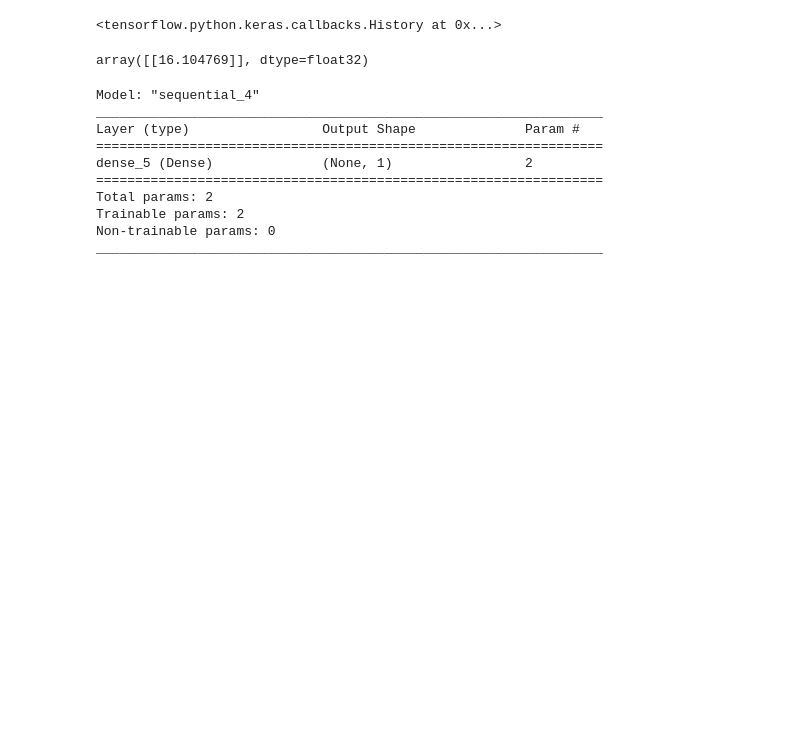
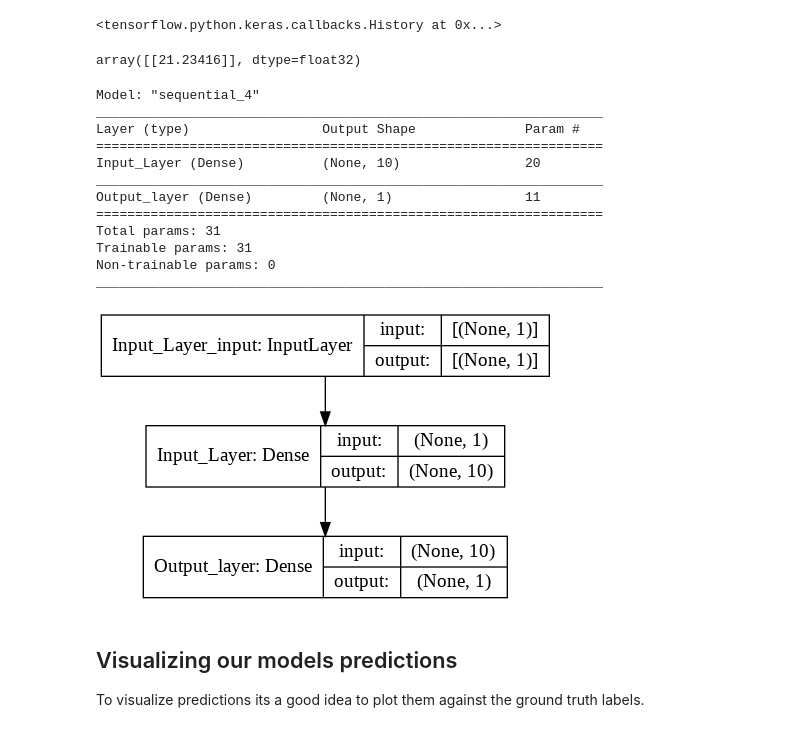
Before and after one commit to adrikosm/Tensorflow_Certification, a Jupyter notebook: Neural Network Intro/Neural_Network_Regression.ipynb, the cells around one changed output. Saved outputs shown, nothing was run; the diff lists cells and outputs as text; code cells hidden in the pictures; blank space fills up the shorter version.

```diff
--- a/Neural Network Intro/Neural_Network_Regression.ipynb
+++ b/Neural Network Intro/Neural_Network_Regression.ipynb
@@ -335,7 +337,8 @@ tf.random.set_seed(42)
 
 # 1. Create a model
 model = tf.keras.Sequential([
-  tf.keras.layers.Dense(1,input_shape=[1])
+  tf.keras.layers.Dense(10,input_shape=[1],name="Input_Layer"),
+  tf.keras.layers.Dense(1,name="Output_layer")
 ])
 
 # 2. Compile the model
@@ -370,7 +375,7 @@ model.fit(X_train,
 # %%
 model.predict([17.0])
 # %% [output]
-array([[16.104769]], dtype=float32)
+array([[21.23416]], dtype=float32)
 # %%
 # Get a summary of our mode
 model.summary()
@@ -379,9 +384,21 @@ Model: "sequential_4"
 _________________________________________________________________
 Layer (type)                 Output Shape              Param #
 =================================================================
-dense_5 (Dense)              (None, 1)                 2
+Input_Layer (Dense)          (None, 10)                20
+_________________________________________________________________
+Output_layer (Dense)         (None, 1)                 11
 =================================================================
-Total params: 2
-Trainable params: 2
+Total params: 31
+Trainable params: 31
 Non-trainable params: 0
 _________________________________________________________________
+# %%
+from tensorflow.keras.utils import plot_model
+
+plot_model(model,show_shapes=True)
+# %% [output]
+[figure, added]
+# %% [markdown]
+## Visualizing our models predictions
+
+To visualize predictions its a good idea to plot them against the ground truth labels.
```
Also changed, not shown: parts of 42 cells of this notebook, 1 other file.
